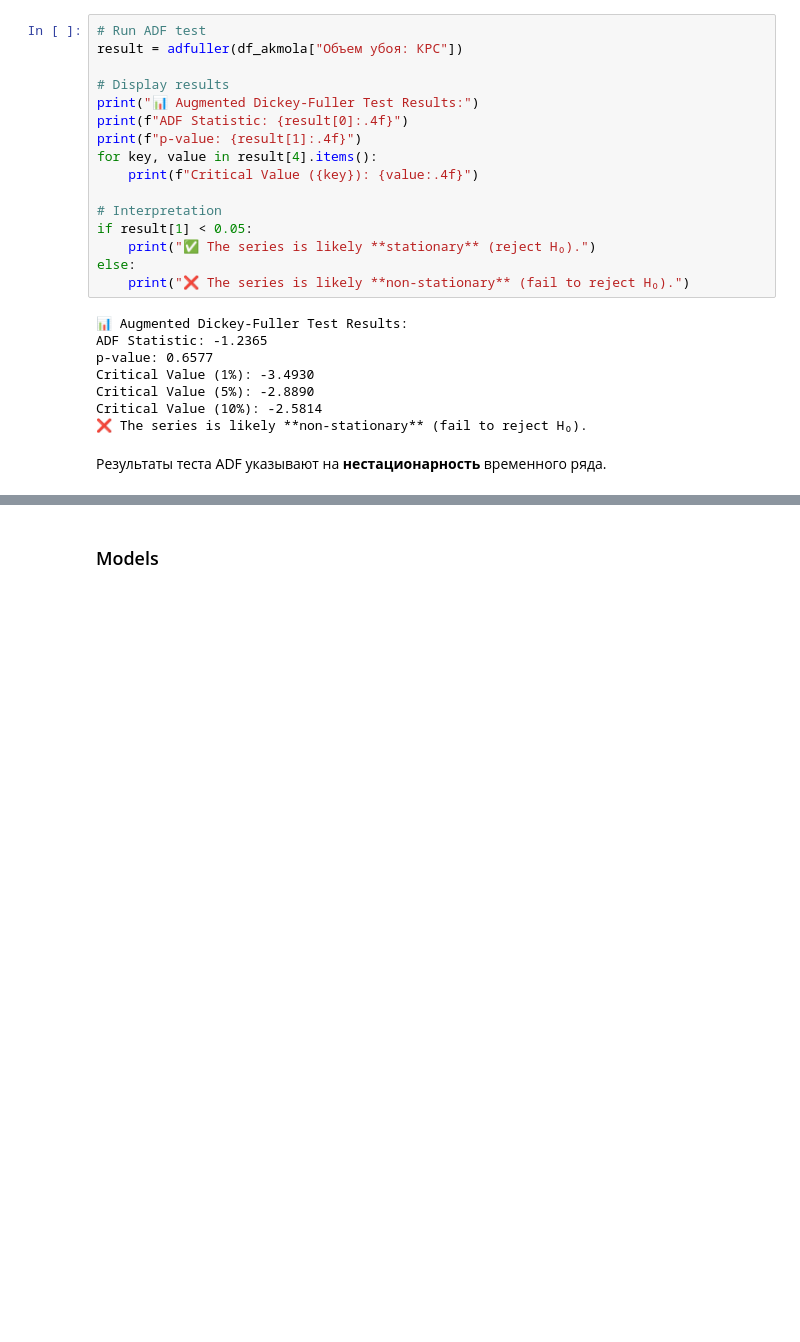
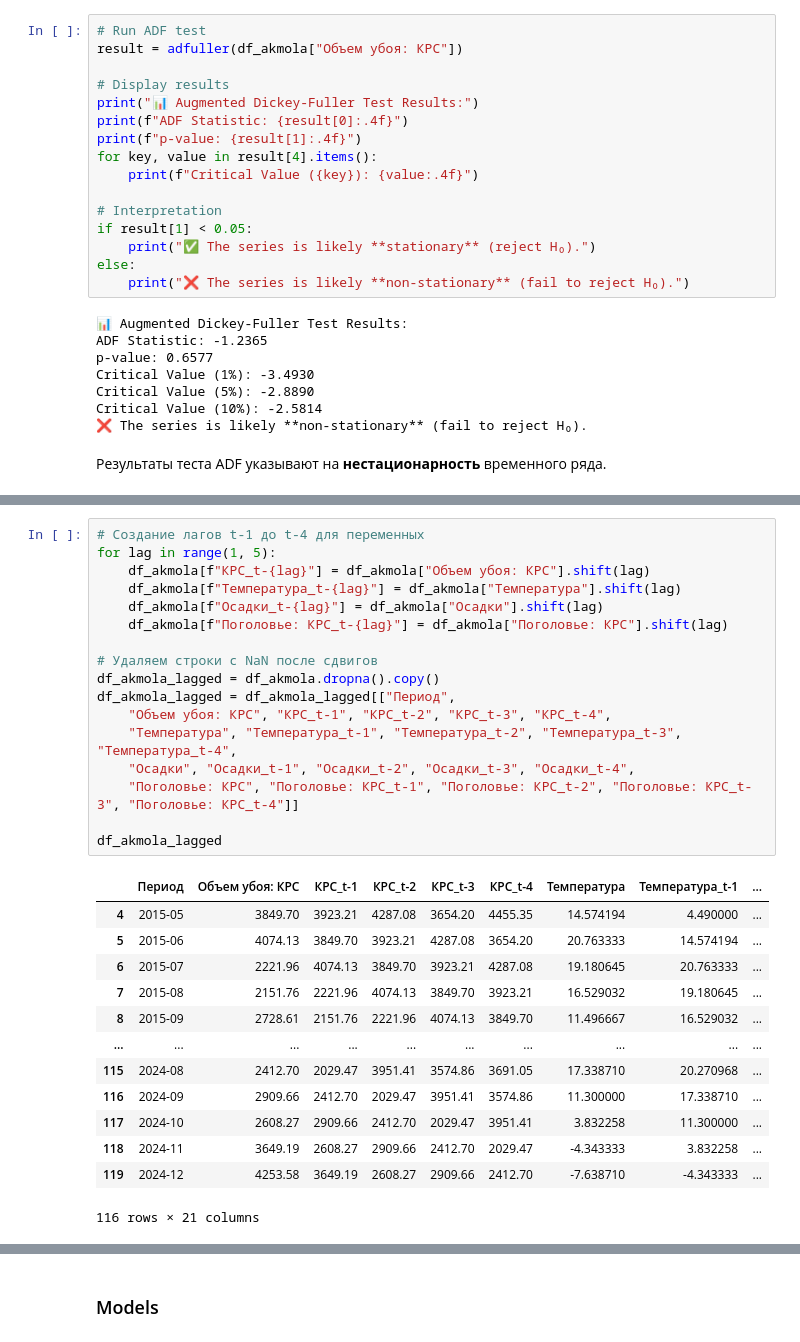
Before and after one commit to Madi147/ICC, a Jupyter notebook: Models/КРС/КРС_Akmola.ipynb, the cells around one changed output, grey strips where cells are left out. Saved outputs shown, nothing was run; the diff lists cells and outputs as text; blank space fills up the shorter version.

```diff
--- a/Models/КРС/КРС_Akmola.ipynb
+++ b/Models/КРС/КРС_Akmola.ipynb
@@ -214,0 +181,31 @@ Critical Value (10%): -2.5814
+# %%
+# Создание лагов t-1 до t-4 для переменных
+for lag in range(1, 5):
+    df_akmola[f"КРС_t-{lag}"] = df_akmola["Объем убоя: КРС"].shift(lag)
+    df_akmola[f"Температура_t-{lag}"] = df_akmola["Температура"].shift(lag)
+    df_akmola[f"Осадки_t-{lag}"] = df_akmola["Осадки"].shift(lag)
+    df_akmola[f"Поголовье: КРС_t-{lag}"] = df_akmola["Поголовье: КРС"].shift(lag)
+
+# Удаляем строки с NaN после сдвигов
+df_akmola_lagged = df_akmola.dropna().copy()
+df_akmola_lagged = df_akmola_lagged[["Период",
+    "Объем убоя: КРС", "КРС_t-1", "КРС_t-2", "КРС_t-3", "КРС_t-4",
+    "Температура", "Температура_t-1", "Температура_t-2", "Температура_t-3", "Температура_t-4",
+    "Осадки", "Осадки_t-1", "Осадки_t-2", "Осадки_t-3", "Осадки_t-4",
+    "Поголовье: КРС", "Поголовье: КРС_t-1", "Поголовье: КРС_t-2", "Поголовье: КРС_t-3", "Поголовье: КРС_t-4"]]
+
+df_akmola_lagged
+# %% [output]
+|  | Период | Объем убоя: КРС | КРС_t-1 | КРС_t-2 | КРС_t-3 | КРС_t-4 | Температура | Температура_t-1 | ... |
+| 4 | 2015-05 | 3849.70 | 3923.21 | 4287.08 | 3654.20 | 4455.35 | 14.574194 | 4.490000 | ... |
+| 5 | 2015-06 | 4074.13 | 3849.70 | 3923.21 | 4287.08 | 3654.20 | 20.763333 | 14.574194 | ... |
+| 6 | 2015-07 | 2221.96 | 4074.13 | 3849.70 | 3923.21 | 4287.08 | 19.180645 | 20.763333 | ... |
+| 7 | 2015-08 | 2151.76 | 2221.96 | 4074.13 | 3849.70 | 3923.21 | 16.529032 | 19.180645 | ... |
+| 8 | 2015-09 | 2728.61 | 2151.76 | 2221.96 | 4074.13 | 3849.70 | 11.496667 | 16.529032 | ... |
+| ... | ... | ... | ... | ... | ... | ... | ... | ... | ... |
+| 115 | 2024-08 | 2412.70 | 2029.47 | 3951.41 | 3574.86 | 3691.05 | 17.338710 | 20.270968 | ... |
+| 116 | 2024-09 | 2909.66 | 2412.70 | 2029.47 | 3951.41 | 3574.86 | 11.300000 | 17.338710 | ... |
+| 117 | 2024-10 | 2608.27 | 2909.66 | 2412.70 | 2029.47 | 3951.41 | 3.832258 | 11.300000 | ... |
+| 118 | 2024-11 | 3649.19 | 2608.27 | 2909.66 | 2412.70 | 2029.47 | -4.343333 | 3.832258 | ... |
+| 119 | 2024-12 | 4253.58 | 3649.19 | 2608.27 | 2909.66 | 2412.70 | -7.638710 | -4.343333 | ... |
+116 rows × 21 columns
```
Also changed, not shown: parts of 20 cells of this notebook.
